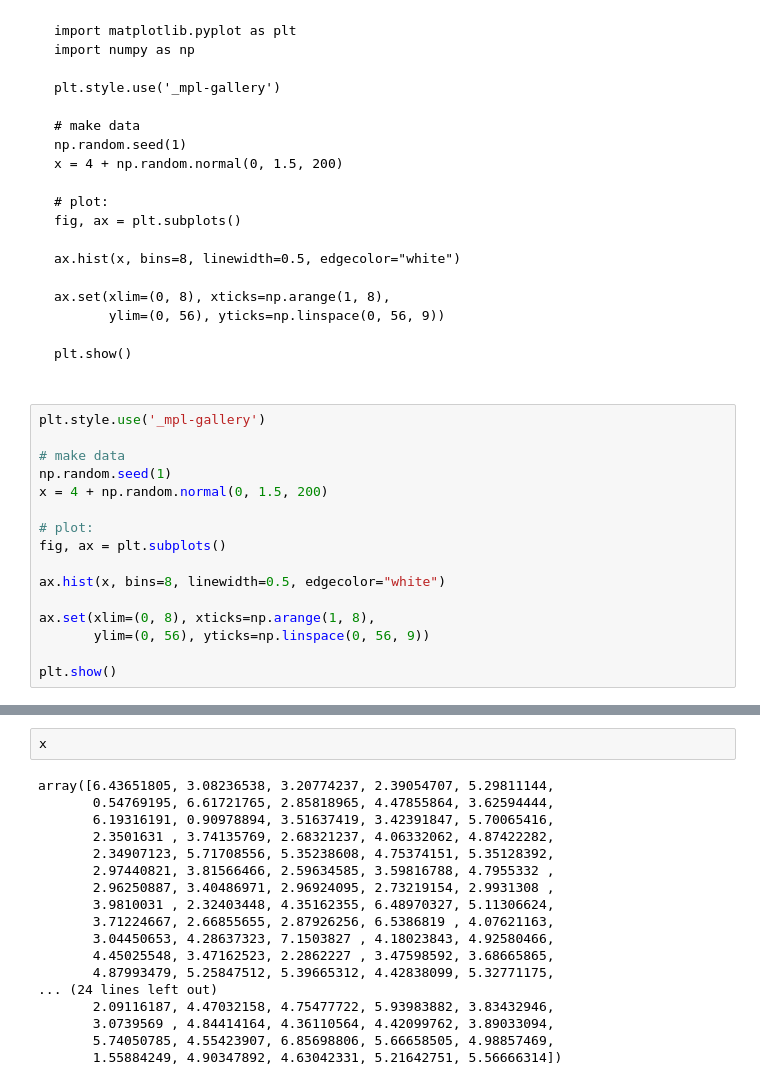
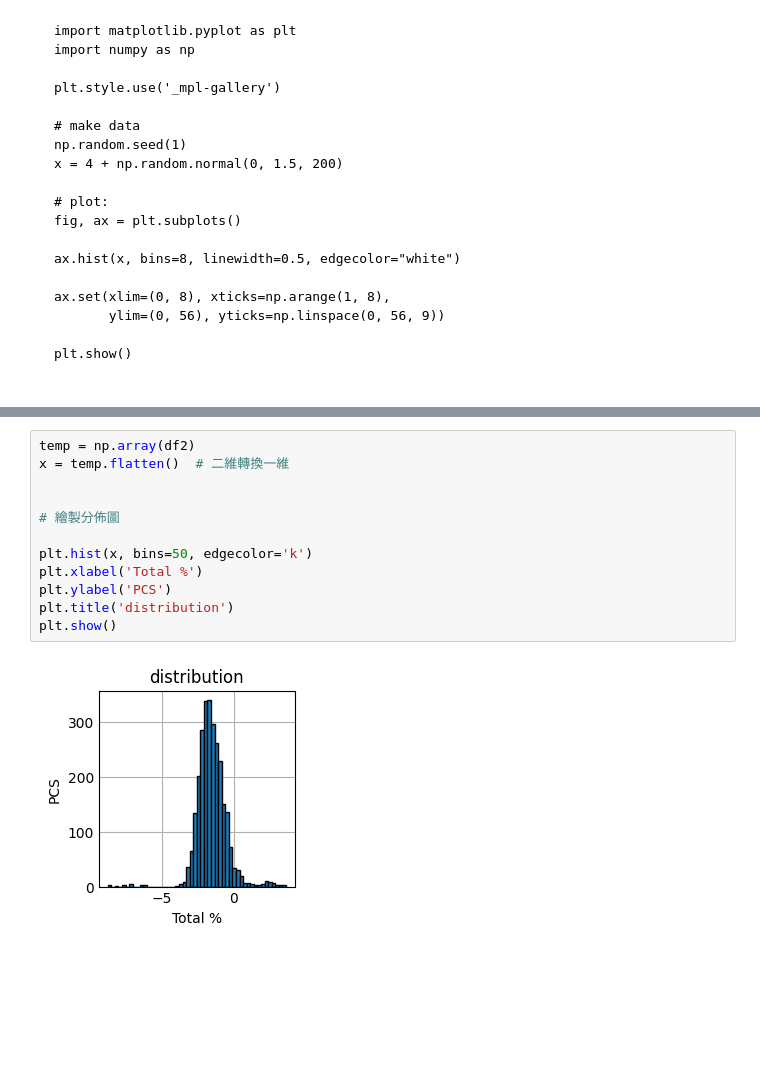
Before and after one commit to mccoy0928/-, a Jupyter notebook: 20230727_myData_try.ipynb, the cells around one changed output, grey strips where cells are left out. Drawn from its saved outputs; the diff is of its cells as text; blank space fills up the shorter version.

````diff
--- a/20230727_myData_try.ipynb
+++ b/20230727_myData_try.ipynb
@@ -93,19 +109,3 @@ ax.set(xlim=(0, 8), xticks=np.arange(1, 8),
 plt.show()
 
 ```
-# %%
-plt.style.use('_mpl-gallery')
-
-# make data
-np.random.seed(1)
-x = 4 + np.random.normal(0, 1.5, 200)
-
-# plot:
-fig, ax = plt.subplots()
-
-ax.hist(x, bins=8, linewidth=0.5, edgecolor="white")
-
-ax.set(xlim=(0, 8), xticks=np.arange(1, 8),
-       ylim=(0, 56), yticks=np.linspace(0, 56, 9))
-
-plt.show()
@@ -114,20 +112,14 @@ plt.show()
-# %%
-x
-# %% [output]
-array([6.43651805, 3.08236538, 3.20774237, 2.39054707, 5.29811144,
-       0.54769195, 6.61721765, 2.85818965, 4.47855864, 3.62594444,
-       6.19316191, 0.90978894, 3.51637419, 3.42391847, 5.70065416,
-       2.3501631 , 3.74135769, 2.68321237, 4.06332062, 4.87422282,
-       2.34907123, 5.71708556, 5.35238608, 4.75374151, 5.35128392,
-       2.97440821, 3.81566466, 2.59634585, 3.59816788, 4.7955332 ,
-       2.96250887, 3.40486971, 2.96924095, 2.73219154, 2.9931308 ,
-       3.9810031 , 2.32403448, 4.35162355, 6.48970327, 5.11306624,
-       3.71224667, 2.66855655, 2.87926256, 6.5386819 , 4.07621163,
-       3.04450653, 4.28637323, 7.1503827 , 4.18023843, 4.92580466,
-       4.45025548, 3.47162523, 2.2862227 , 3.47598592, 3.68665865,
-       4.87993479, 5.25847512, 5.39665312, 4.42838099, 5.32771175,
-... (24 lines left out)
-       2.09116187, 4.47032158, 4.75477722, 5.93983882, 3.83432946,
-       3.0739569 , 4.84414164, 4.36110564, 4.42099762, 3.89033094,
-       5.74050785, 4.55423907, 6.85698806, 5.66658505, 4.98857469,
-       1.55884249, 4.90347892, 4.63042331, 5.21642751, 5.56666314])
+# %%
+temp = np.array(df2)
+x = temp.flatten()  # 二維轉換一維
+
+
+# 繪製分佈圖
+
+plt.hist(x, bins=50, edgecolor='k')
+plt.xlabel('Total %')
+plt.ylabel('PCS')
+plt.title('distribution')
+plt.show()
+# %% [output]
+[figure, added]
````
Also changed, not shown: parts of 9 cells of this notebook.
